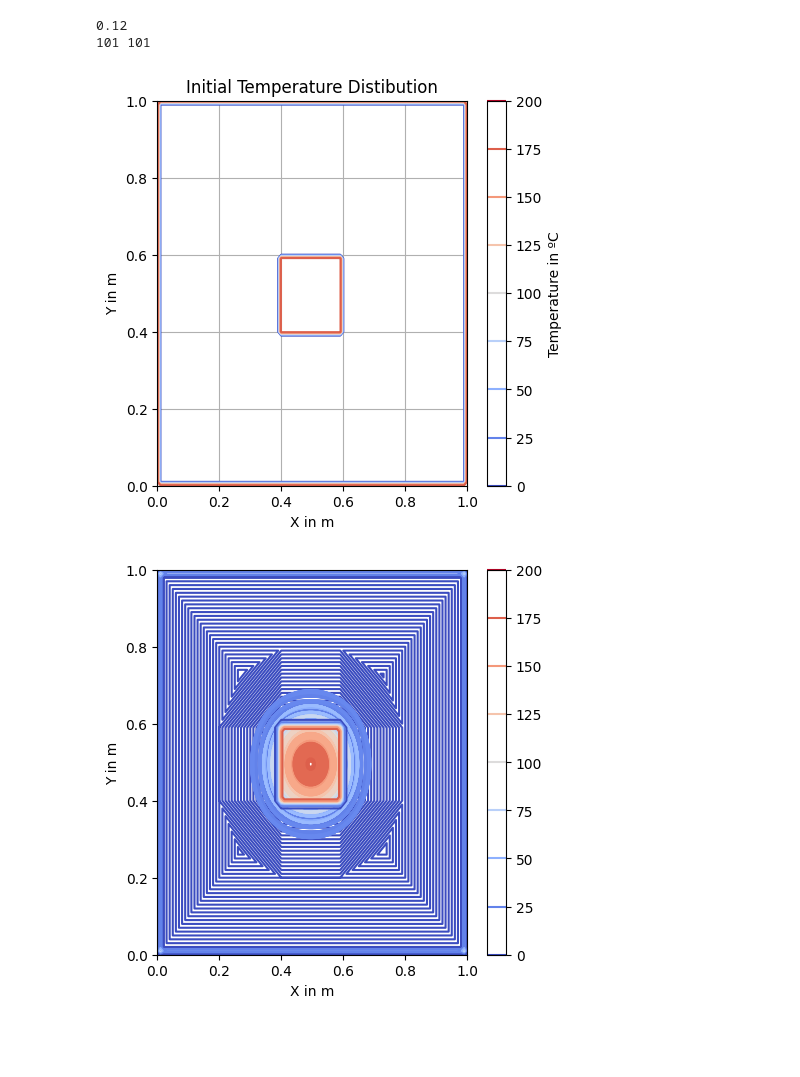
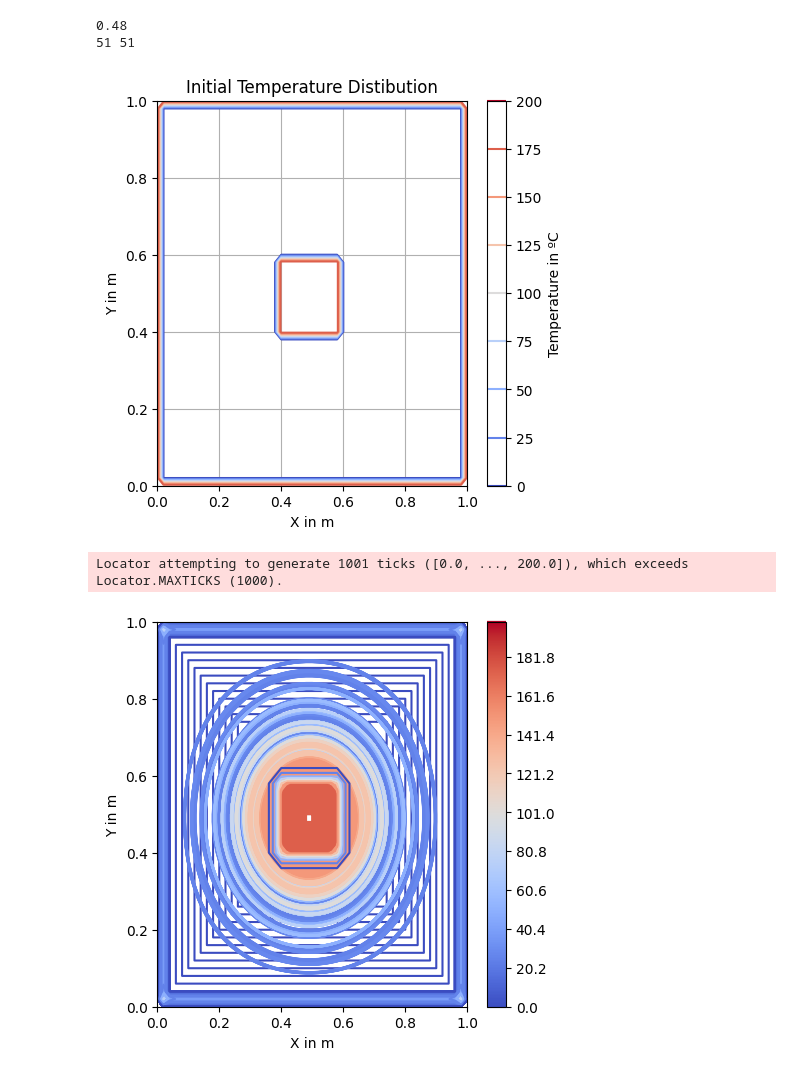
Before and after one commit to tharani2503/Mathematical-Modelling-of-Physical-Systems, a Jupyter notebook: 2D_Heat_equation/2D_heat_equation.ipynb, the cells around one changed output. Drawn from its saved outputs; the diff is of its cells as text; code cells hidden in the pictures; blank space fills up the shorter version.

```diff
--- a/2D_Heat_equation/2D_heat_equation.ipynb
+++ b/2D_Heat_equation/2D_heat_equation.ipynb
@@ -8,11 +8,11 @@ import matplotlib.animation as animation
 x=1
 y=1
 ## simulation paramaters
-del_x=0.01
-del_y=0.01
+del_x=0.02
+del_y=0.02
 nx=int(1/del_x)+1
 ny=int(1/del_y)+1
-simulation_time=20
+simulation_time=120
 
 ## material properties
 alpha=1.65e-4 # Thermal Diffusivity
@@ -30,8 +30,8 @@ T_final=[]
 print(del_t)
 print(nx,ny)
 # %% [output]
-0.12
-101 101
+0.48
+51 51
 # %%
 ## Initial Condition
 T[:,0]=200  #@ x=0
@@ -39,7 +39,7 @@ T[:,-1]=200 #@ x=1
 T[0,:]=200  #@ y=0
 T[-1,:]=200 #@ y=1
 
-T[40:60,40:60]=200
+T[20:30,20:30]=200
 
 T_current=T
 T_previous=T_current
@@ -57,7 +57,7 @@ cbar=fig.colorbar(contour,ax=ax)
 cbar.set_label("Temperature in ºC")
 plt.show()
 # %% [output]
-[figure, old version]
+[figure, new version]
 # %%
 ## solve the equation transient state
 for t in range(0,int(simulation_time/del_t)):
@@ -72,17 +72,18 @@ for t in range(0,int(simulation_time/del_t)):
 # %%
 ## animate the
 fig1=plt.figure(figsize=(5,5))
 ax1=fig1.add_subplot()
 ax1.set_xlabel("X in m")
 ax1.set_ylabel("Y in m")
-contour1=ax1.contour(X,Y,T_final[0],cmap="coolwarm")
+contour1=ax1.contour(X,Y,T_final[0],levels=1000,cmap="coolwarm")
 cbar1=fig1.colorbar(contour1,ax=ax1)
 cbar.set_label("temperature in  ºC")
 def animate(i):
     ax1.contour(X,Y,T_final[i],cmap="coolwarm")
 
 anim=animation.FuncAnimation(fig1,animate,frames=int(simulation_time/del_t))
 writer=animation.FFMpegWriter(fps=(30))
 anim.save("Temperature_distribution.mp4",writer=writer)
 # %% [output]
+Locator attempting to generate 1001 ticks ([0.0, ..., 200.0]), which exceeds Locator.MAXTICKS (1000).
-[figure, old version]
+[figure, new version]
```
Also changed, not shown: 2 other files.
